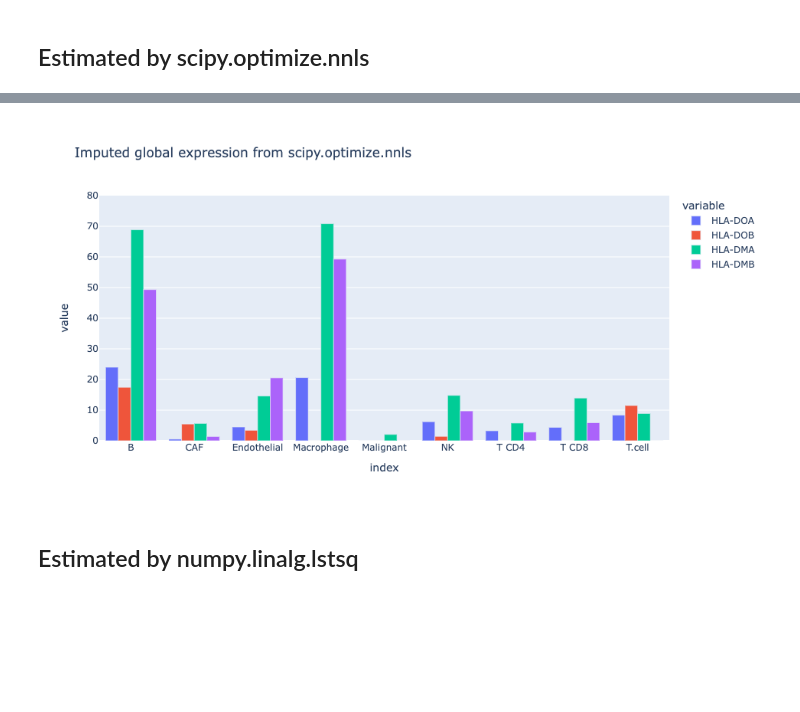
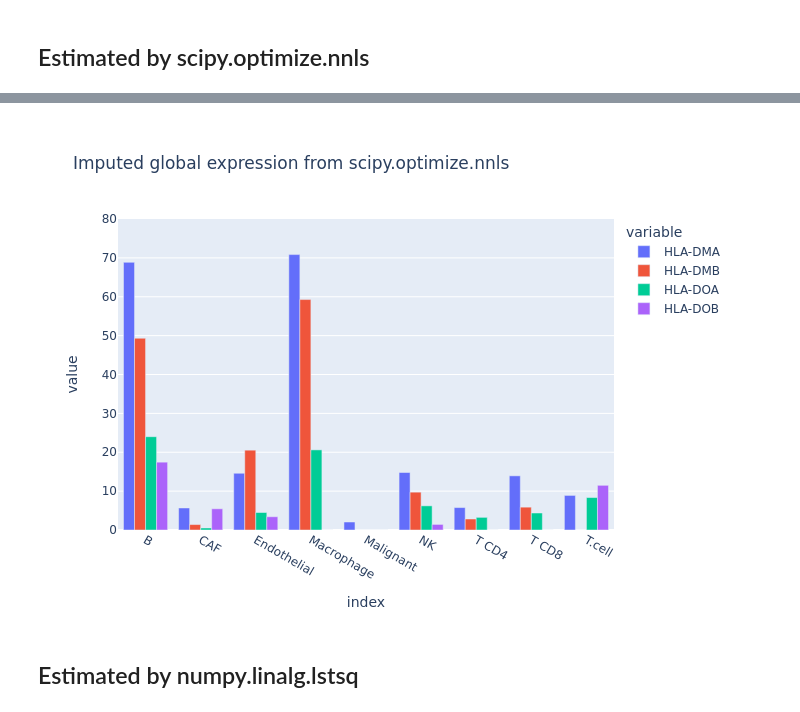
Before and after one commit to davidliu-lab/deconv, a Jupyter notebook: 5e - analyze individual genes.ipynb, the cells around one changed output, grey strips where cells are left out. Saved outputs shown, nothing was run; the diff lists cells and outputs as text; code cells hidden in the pictures; blank space fills up the shorter version.

```diff
--- a/5e - analyze individual genes.ipynb
+++ b/5e - analyze individual genes.ipynb
@@ -51,9 +54,9 @@ From Liu et al, 2019:
 
 What HLA genes are in the Jerby-Arnon cohort?
 # %%
-gene_regex = "HLA-D[MO]"
+gene_regex = "HLA-D.*"
 
-example_genes = list(sc_rna_seq.index[sc_rna_seq.index.str.match(gene_regex)])
+example_genes = list(sorted(sc_rna_seq.index[sc_rna_seq.index.str.match(gene_regex)]))
 
 print(example_genes)
 
@@ -133,15 +144,13 @@ base_path = os.path.abspath(os.path.join(results_dir, "group_mode"))
 ### sample mixtures and fractions
 # %%
 mixtures_in_silico = pd.read_csv(
-    os.path.join(base_path, "in", "mixtures_computed.txt"),
-    sep="\t",
-    index_col=0
+    os.path.join(base_path, "in", "mixtures_computed.txt"), sep="\t", index_col=0
 )
 # %%
 fractions_in_silico = pd.read_csv(
     os.path.join(base_path, "fractions_known_and_empty_csx_metrics.txt"),
     sep="\t",
-    index_col=0
+    index_col=0,
 ).iloc[:, :-3]
 # %% [markdown]
 ### cell-type GEPs per sample
@@ -266,8 +340,6 @@ dict_imputed_geps_scipy = {
 }
 
 imputed_geps_scipy = pd.DataFrame.from_dict(
-    dict_imputed_geps_scipy,
-    orient='index',
-    columns=fractions_in_silico.columns
+    dict_imputed_geps_scipy, orient="index", columns=fractions_in_silico.columns
 )
 # %% [output]
@@ -284,8 +367,12 @@ imputed_geps_scipy.loc[example_genes]
 # %%
-fig = px.bar(imputed_geps_scipy.loc[example_genes].T, barmode='group', title="Imputed global expression from scipy.optimize.nnls")
+fig = px.bar(
+    imputed_geps_scipy.loc[example_genes[0:4]].T,
+    barmode="group",
+    title="Imputed global expression from scipy.optimize.nnls",
+)
 fig.update_yaxes(range=[0, 80])
 # %% [output]
-[figure, old version]
+[figure, new version]
 # %% [markdown]
 ## Estimated by numpy.linalg.lstsq
 # %%
```
Also changed, not shown: parts of 41 cells of this notebook.
